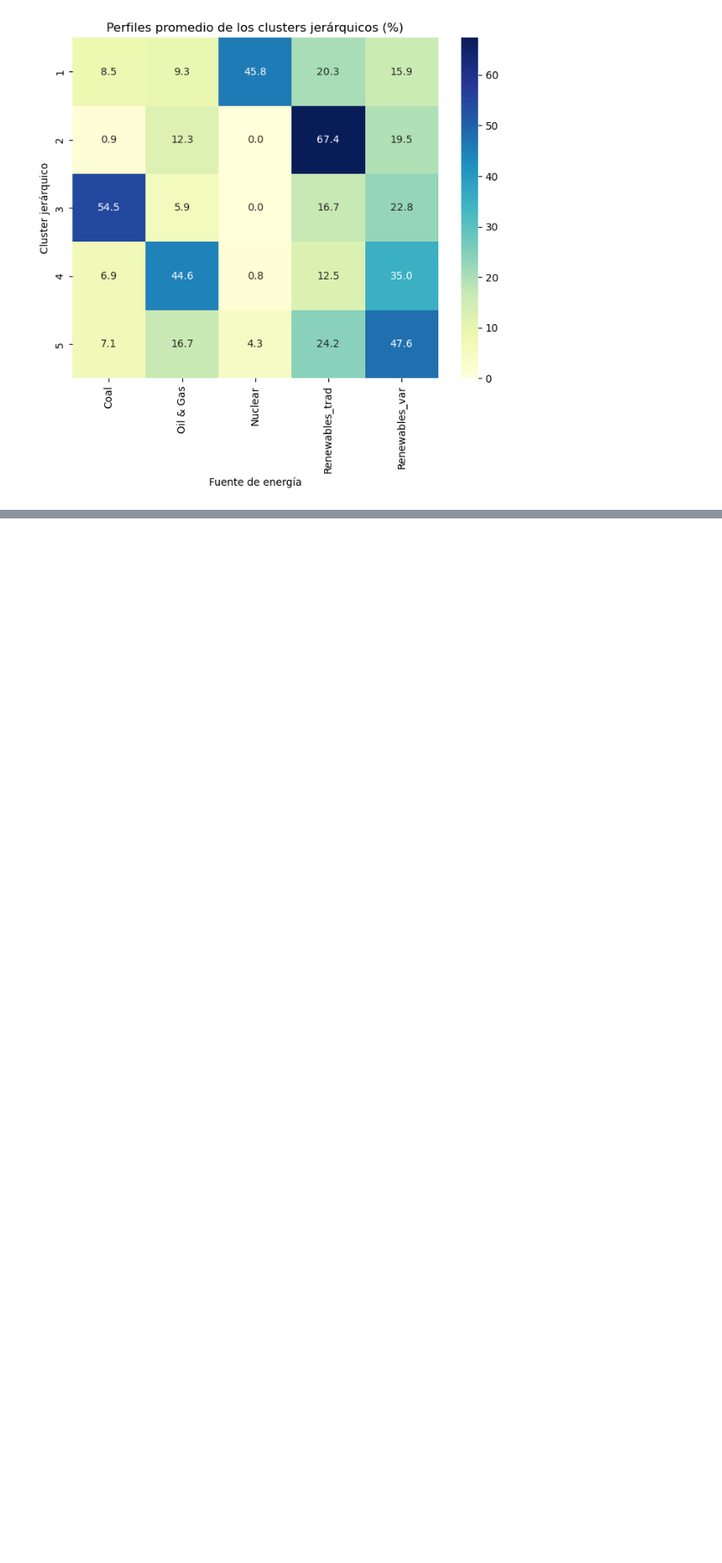
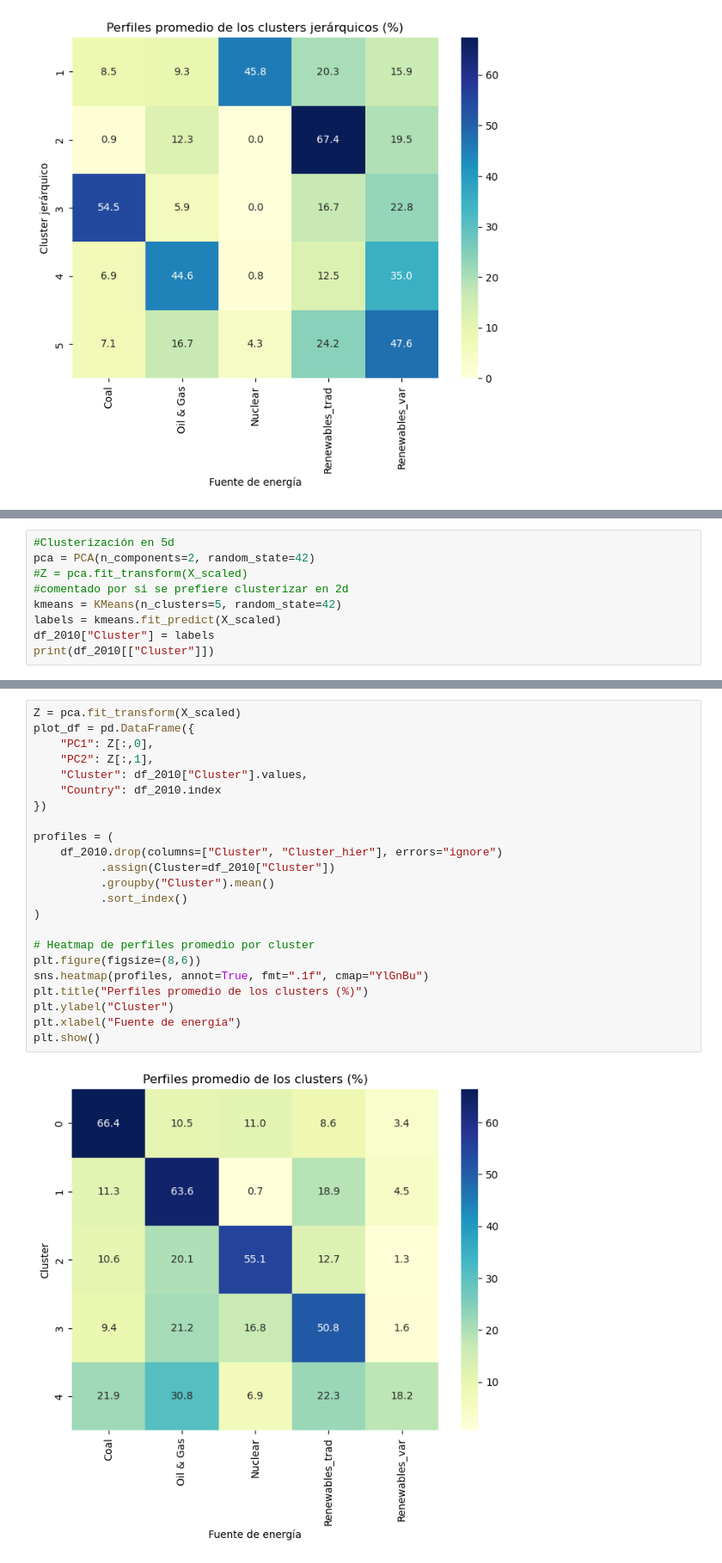
Before and after one commit to Sajerez/Portfolio, a Jupyter notebook: cluster_matriz_energetica_ue/cluster_matriz_electrica.ipynb, the cells around one changed output, grey strips where cells are left out. Shown at 86% size. Saved outputs shown, nothing was run; the diff lists cells and outputs as text; blank space fills up the shorter version.

```diff
--- a/cluster_matriz_energetica_ue/cluster_matriz_electrica.ipynb
+++ b/cluster_matriz_energetica_ue/cluster_matriz_electrica.ipynb
@@ -584,0 +767,9 @@ En conjunto, el análisis muestra que los sistemas eléctricos europeos se agrup
+# %%
+#Clusterización en 5d
+pca = PCA(n_components=2, random_state=42)
+#Z = pca.fit_transform(X_scaled)
+#comentado por si se prefiere clusterizar en 2d
+kmeans = KMeans(n_clusters=5, random_state=42)
+labels = kmeans.fit_predict(X_scaled)
+df_2010["Cluster"] = labels
+print(df_2010[["Cluster"]])
@@ -584,0 +794,25 @@ En conjunto, el análisis muestra que los sistemas eléctricos europeos se agrup
+# %%
+Z = pca.fit_transform(X_scaled)
+plot_df = pd.DataFrame({
+    "PC1": Z[:,0],
+    "PC2": Z[:,1],
+    "Cluster": df_2010["Cluster"].values,
+    "Country": df_2010.index
+})
+
+profiles = (
+    df_2010.drop(columns=["Cluster", "Cluster_hier"], errors="ignore")
+          .assign(Cluster=df_2010["Cluster"])
+          .groupby("Cluster").mean()
+          .sort_index()
+)
+
+# Heatmap de perfiles promedio por cluster
+plt.figure(figsize=(8,6))
+sns.heatmap(profiles, annot=True, fmt=".1f", cmap="YlGnBu")
+plt.title("Perfiles promedio de los clusters (%)")
+plt.ylabel("Cluster")
+plt.xlabel("Fuente de energía")
+plt.show()
+# %% [output]
+[figure, added]
```
Also changed, not shown: parts of 25 cells of this notebook, 1 other file.
